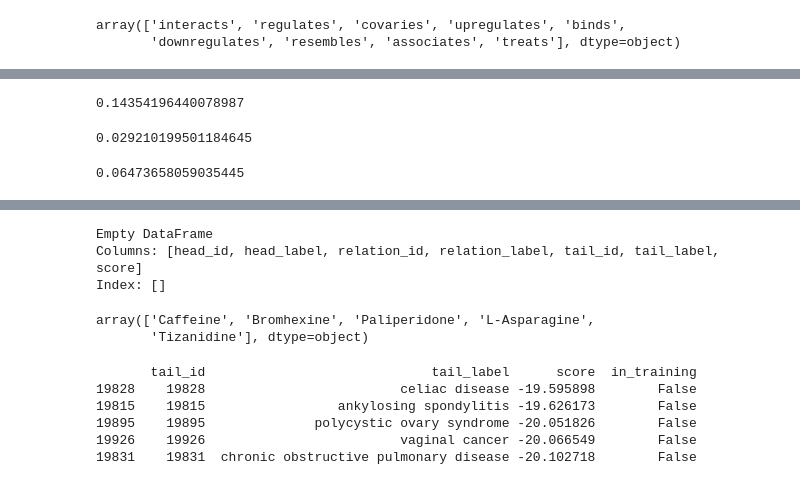
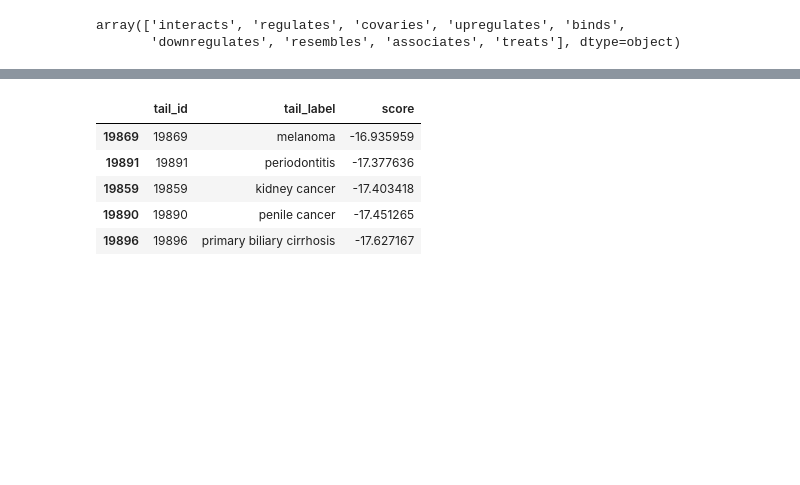
Before and after one commit to tomasonjo/graphs-network-science, a Jupyter notebook: notebooks/Chapter_11.ipynb, the cells around one changed output, grey strips where cells are left out. Cells and saved outputs as stored; diff of their text form; code cells hidden in the pictures; blank space fills up the shorter version.

```diff
--- a/notebooks/Chapter_11.ipynb
+++ b/notebooks/Chapter_11.ipynb
@@ -57,6 +56,7 @@ result = pipeline(
     model='PairRE',
     stopper='early',
     epochs=100,
-    dimensions=128
+    dimensions=256,
+    random_seed=42
 )
 # %% [output]
@@ -88,18 +87,6 @@ result.plot_losses()
-# %%
-result.get_metric("AMR")
-# %% [output]
-0.14354196440078987
-# %%
-result.get_metric("AMRR")
-# %% [output]
-0.029210199501184645
-# %%
-result.get_metric("ahits@k")
-# %% [output]
-0.06473658059035445
 # %%
-from pykeen.models.predict import get_all_prediction_df
+from pykeen.models.predict import get_tail_prediction_df
 
-top_k_predictions_df = get_all_prediction_df(result.model, k=15000, triples_factory=result.training, remove_known=True)
-print(top_k_predictions_df[top_k_predictions_df['relation_label'] == 'treats'].head(5))
+pred_df = get_tail_prediction_df(result.model, head_label='Acetylsalicylic acid', relation_label='treats', remove_known=True, triples_factory=result.training)
+pred_df.head()
 # %% [output]
@@ -107,20 +94,6 @@ WARNING:pykeen.models.predict:_predict is an expensive operation, involving 3574
-Empty DataFrame
-Columns: [head_id, head_label, relation_id, relation_label, tail_id, tail_label, score]
-Index: []
+|  | tail_id | tail_label | score |
+| 19869 | 19869 | melanoma | -16.935959 |
+| 19891 | 19891 | periodontitis | -17.377636 |
+| 19859 | 19859 | kidney cancer | -17.403418 |
+| 19890 | 19890 | penile cancer | -17.451265 |
+| 19896 | 19896 | primary biliary cirrhosis | -17.627167 |
-# %%
-data[data['source_label'] == 'Compound']['source_name'].unique()[:5]
-# %% [output]
-array(['Caffeine', 'Bromhexine', 'Paliperidone', 'L-Asparagine',
-       'Tizanidine'], dtype=object)
-# %%
-from pykeen.models.predict import get_tail_prediction_df
-
-pred_df = get_tail_prediction_df(result.model, 'Caffeine', 'treats', triples_factory=result.training)
-print(pred_df.head(5))
-# %% [output]
-       tail_id                             tail_label      score  in_training
-19828    19828                         celiac disease -19.595898        False
-19815    19815                 ankylosing spondylitis -19.626173        False
-19895    19895              polycystic ovary syndrome -20.051826        False
-19926    19926                         vaginal cancer -20.066549        False
-19831    19831  chronic obstructive pulmonary disease -20.102718        False
```
Also changed, not shown: parts of 8 cells of this notebook.
